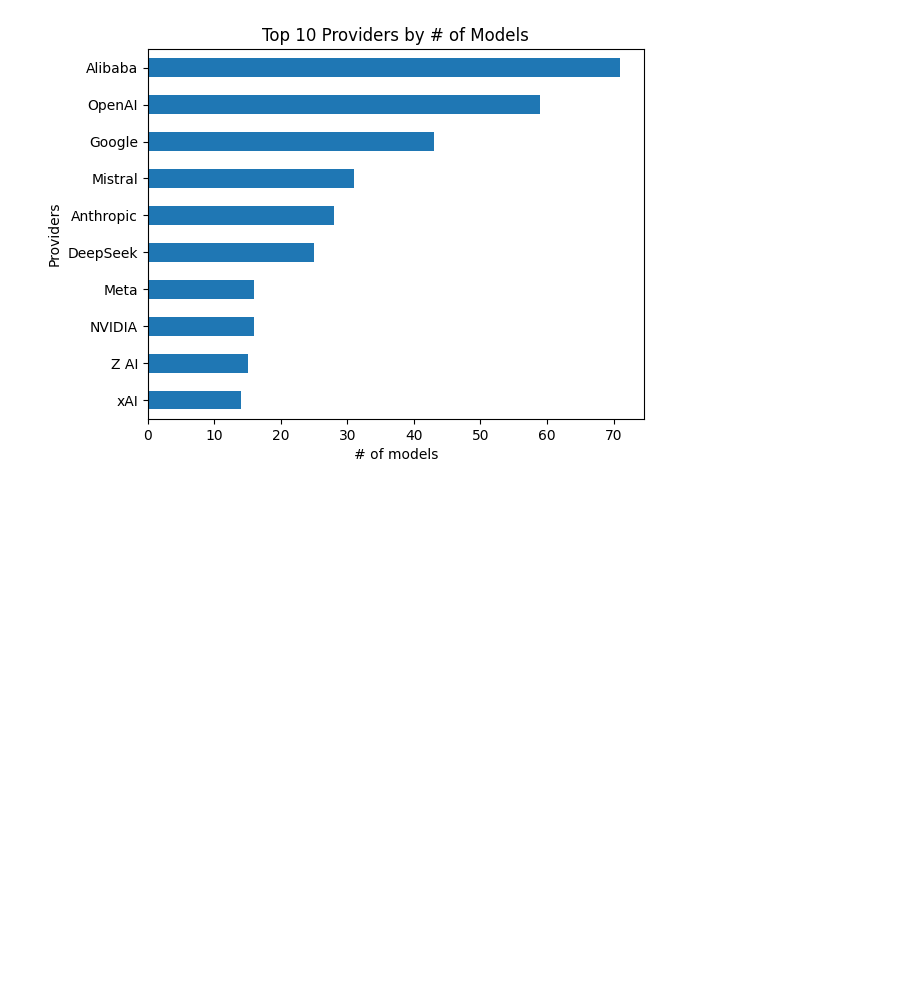
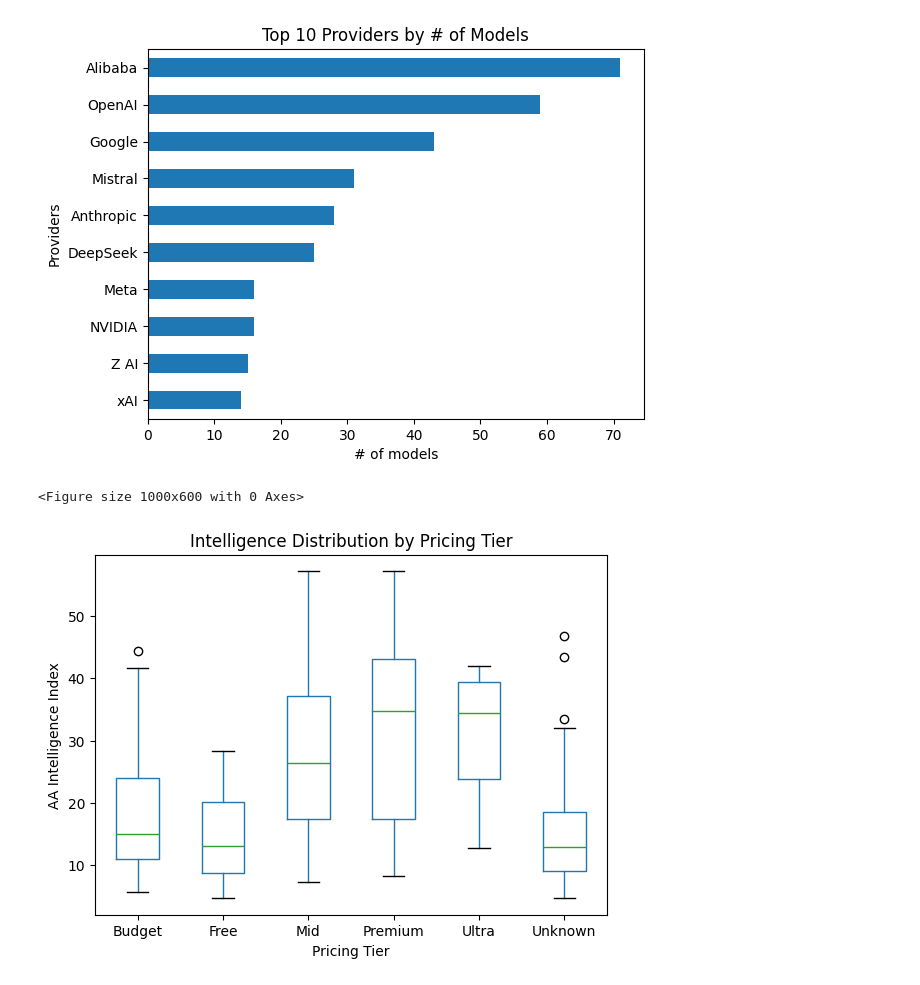
Before and after one commit to vinitaacharya/llm_providers_analysis, a Jupyter notebook: VAXP-Project.ipynb, the cells around one changed output. Drawn from its saved outputs; the diff is of its cells as text; code cells hidden in the pictures; blank space fills up the shorter version.

```diff
--- a/VAXP-Project.ipynb
+++ b/VAXP-Project.ipynb
@@ -24,3 +24,20 @@ plt.title("Top 10 Providers by # of Models")
 plt.show()
 # %% [output]
 [figure]
+# %%
+box_df = df.dropna(subset=["pricing_tier", "aa_intelligence_index"])
+
+tier_order = ["Free", "Budget", "Mid", "Premium", "Ultra", "Unknown"]
+
+# Create box plot
+plt.figure(figsize=(10,6))
+box_df.boxplot(column="aa_intelligence_index", by="pricing_tier", grid=False)
+
+plt.title("Intelligence Distribution by Pricing Tier")
+plt.suptitle("")
+plt.xlabel("Pricing Tier")
+plt.ylabel("AA Intelligence Index")
+plt.show()
+# %% [output]
+<Figure size 1000x600 with 0 Axes>
+[figure, added]
```
